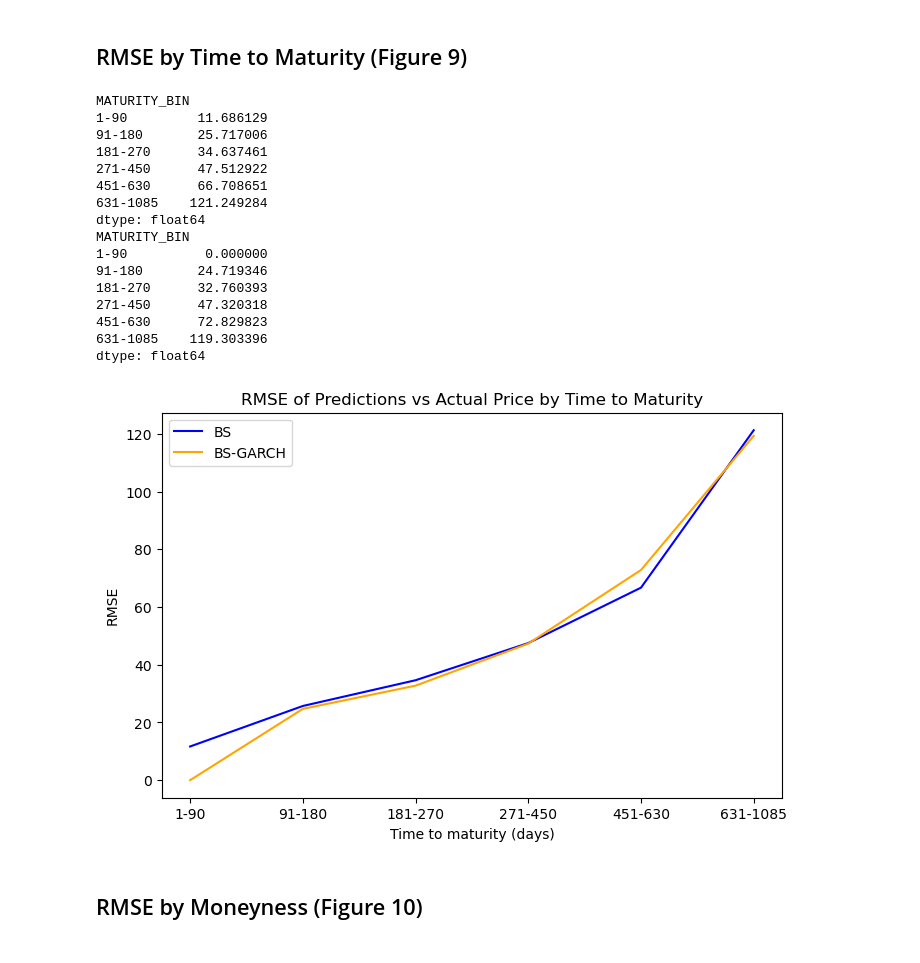
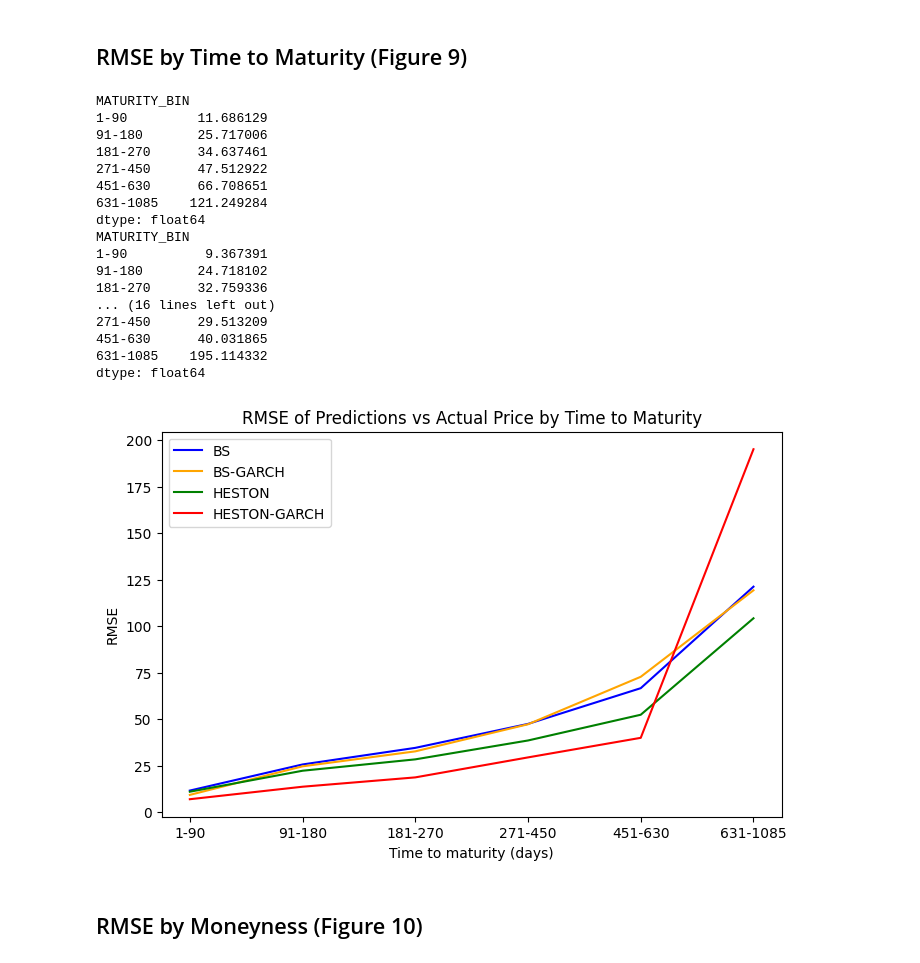
Before and after one commit to RavaszEmber/LSTM-Options-Pricing, a Jupyter notebook: bs_and_heston_predictions.ipynb, the cells around one changed output. Cells and saved outputs as stored; diff of their text form; code cells hidden in the pictures.

Commit message:
Heston improvements, added heston vectorized test, added heston required preprocessing, added BS and Heston monthly predictions, added to readable 'All Results' sheet.

```diff
--- a/bs_and_heston_predictions.ipynb
+++ b/bs_and_heston_predictions.ipynb
@@ -33,7 +37,7 @@ def plotprices(pred_df):
 
 
 # use_cols = ["QUOTE_DATE", "UNDERLYING_LAST", "STRIKE", "EXPIRE_DATE", "C_BID", "VOL_GG", "RFR", "DTE"]
-use_cols = ["QUOTE_DATE", "EXPIRE_DATE", "STRIKE", "UNDERLYING_LAST", "DTE", "VOL_90D", "VOL_GG", "RFR", "C_BID", "C_ASK"]
+use_cols = ["QUOTE_DATE", "EXPIRE_DATE", "STRIKE", "UNDERLYING_LAST", "DTE", "VOL_90D", "VOL_GG", "RFR", "C_BID", "C_ASK", "LONGTERM_AVG_VOL", "VOL_OF_VOL", "STR_MEAN_REVERSION", "CORRELATION", "LONGTERM_AVG_VOL_GG", "VOL_OF_VOL_GG", "STR_MEAN_REVERSION_GG", "CORRELATION_GG"]
 # BS needs current_price, exercise_price, time_to_maturity (years), volatility, and risk_free_rate
 
 chunks = []
@@ -140,0 +231,15 @@ df["BS_PRICE_GG"] = bs_model.predicted_call_price_vectorized(
+# %%
+df["HESTON_PRICE_GG"] = heston_model.predicted_call_price_vectorized(
+    current_price = df["UNDERLYING_LAST"].to_numpy(),
+    exercise_price=df["STRIKE"].to_numpy(),
+    time_to_maturity=df["T_TO_EXPIRY_YEARS"].to_numpy(),
+    risk_free_rate=df["RFR_NUM"].to_numpy(),
+    initial_volatility=df["VOL_GG"].to_numpy() ** 2, # Pretty sure this needs to be squared.
+    longterm_avg_vol= df["LONGTERM_AVG_VOL_GG"].to_numpy() ** 2,
+    vol_of_vol=df["VOL_OF_VOL_GG"].to_numpy(),
+    strength_of_mean_reversion= df["STR_MEAN_REVERSION_GG"].to_numpy(),
+    correlation=df["CORRELATION_GG"].to_numpy(),
+    lambda_val=test_lambda_val,
+    batch_size=50000,
+    verbose=True
+)
@@ -163,10 +289,14 @@ def rmse(pred, actual):
 # Compute the per bin RMSE
 bs_rmse_per_dte_bin = df.groupby("MATURITY_BIN").apply(lambda x: rmse(x["BS_PRICE"], x["ACTUAL_PRICE"]))
 bs_gg_rmse_per_dte_bin = df.groupby("MATURITY_BIN").apply(lambda x: rmse(x["BS_PRICE_GG"], x["ACTUAL_PRICE"]))
+heston_rmse_per_dte_bin = df.groupby("MATURITY_BIN").apply(lambda x: rmse(x["HESTON_PRICE"], x["ACTUAL_PRICE"]))
+heston_gg_rmse_per_dte_bin = df.groupby("MATURITY_BIN").apply(lambda x: rmse(x["HESTON_PRICE_GG"], x["ACTUAL_PRICE"]))
 
 
 print(bs_rmse_per_dte_bin)
 print(bs_gg_rmse_per_dte_bin)
+print(heston_rmse_per_dte_bin)
+print(heston_gg_rmse_per_dte_bin)
 # %% [output]
 MATURITY_BIN
 1-90         11.686129
@@ -177,27 +307,30 @@ MATURITY_BIN
 631-1085    121.249284
 dtype: float64
 MATURITY_BIN
-1-90          0.000000
-91-180       24.719346
-181-270      32.760393
-271-450      47.320318
-451-630      72.829823
-631-1085    119.303396
+1-90          9.367391
+91-180       24.718102
+181-270      32.759336
+... (16 lines left out)
+271-450      29.513209
+451-630      40.031865
+631-1085    195.114332
 dtype: float64
 # %%
 # Recreate figure 9 by plotting RMSE per dte bin
 
 plt.figure(figsize=(8, 5))
 plt.plot(bs_rmse_per_dte_bin.index, bs_rmse_per_dte_bin.values, linestyle="-", color="blue", label="BS")
 plt.plot(bs_gg_rmse_per_dte_bin.index, bs_gg_rmse_per_dte_bin.values, linestyle="-", color="orange", label="BS-GARCH")
+plt.plot(heston_rmse_per_dte_bin.index, heston_rmse_per_dte_bin.values, linestyle="-", color="green", label="HESTON")
+plt.plot(heston_gg_rmse_per_dte_bin.index, heston_gg_rmse_per_dte_bin.values, linestyle="-", color="red", label="HESTON-GARCH")
 
 plt.xlabel("Time to maturity (days)")
 plt.ylabel("RMSE")
 plt.title("RMSE of Predictions vs Actual Price by Time to Maturity")
 plt.legend()
 plt.show()
 # %% [output]
-[figure, old version]
+[figure, new version]
 # %% [markdown]
 ## RMSE by Moneyness (Figure 10)
 # %%
```
Also changed, not shown: parts of 39 cells of this notebook, 7 other files.
